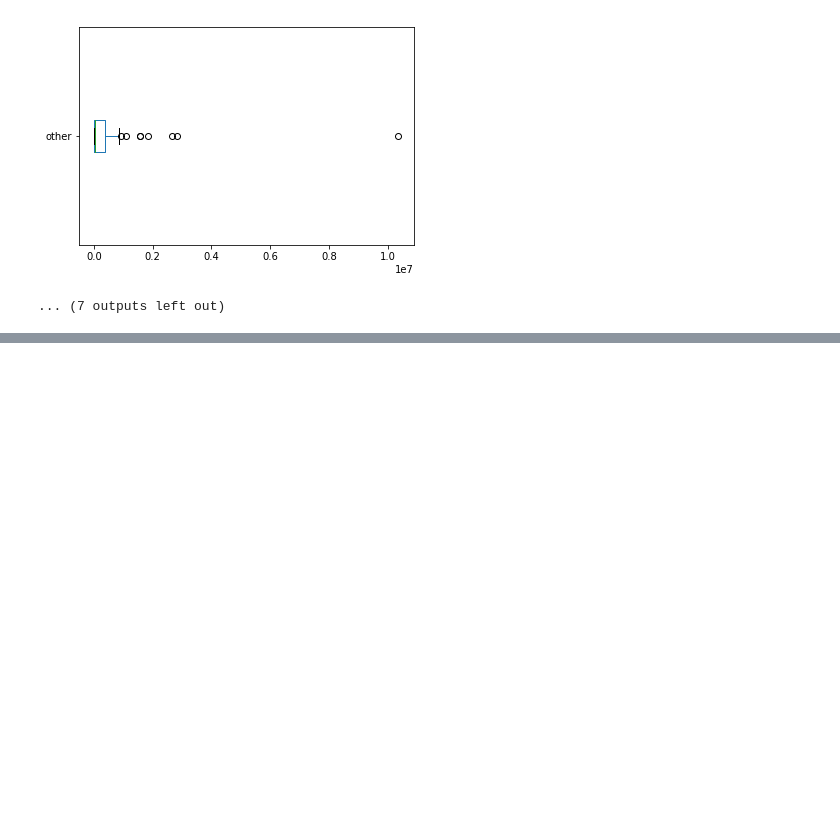
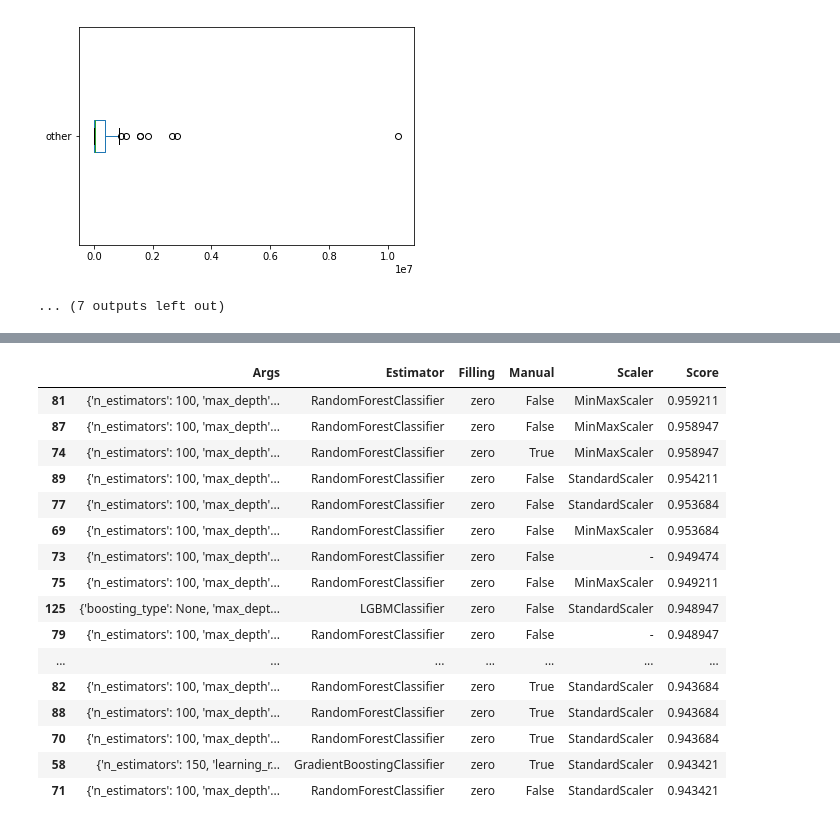
Before and after one commit to kvzl/ML100-Days, a Jupyter notebook: midterm/Day_049_Midterm.ipynb, the cells around one changed output, grey strips where cells are left out. Cells and saved outputs as stored; diff of their text form; code cells hidden in the pictures; blank space fills up the shorter version.

```diff
--- a/midterm/Day_049_Midterm.ipynb
+++ b/midterm/Day_049_Midterm.ipynb
@@ -450,0 +350,20 @@ model = train(X_train, Y_train)
+# %%
+find_best_args(X_train, Y_train).show().head(20)
+# %% [output]
+|  | Args | Estimator | Filling | Manual | Scaler | Score |
+| 81 | {'n_estimators': 100, 'max_depth'... | RandomForestClassifier | zero | False | MinMaxScaler | 0.959211 |
+| 87 | {'n_estimators': 100, 'max_depth'... | RandomForestClassifier | zero | False | MinMaxScaler | 0.958947 |
+| 74 | {'n_estimators': 100, 'max_depth'... | RandomForestClassifier | zero | True | MinMaxScaler | 0.958947 |
+| 89 | {'n_estimators': 100, 'max_depth'... | RandomForestClassifier | zero | False | StandardScaler | 0.954211 |
+| 77 | {'n_estimators': 100, 'max_depth'... | RandomForestClassifier | zero | False | StandardScaler | 0.953684 |
+| 69 | {'n_estimators': 100, 'max_depth'... | RandomForestClassifier | zero | False | MinMaxScaler | 0.953684 |
+| 73 | {'n_estimators': 100, 'max_depth'... | RandomForestClassifier | zero | False | - | 0.949474 |
+| 75 | {'n_estimators': 100, 'max_depth'... | RandomForestClassifier | zero | False | MinMaxScaler | 0.949211 |
+| 125 | {'boosting_type': None, 'max_dept... | LGBMClassifier | zero | False | StandardScaler | 0.948947 |
+| 79 | {'n_estimators': 100, 'max_depth'... | RandomForestClassifier | zero | False | - | 0.948947 |
+| ... | ... | ... | ... | ... | ... | ... |
+| 82 | {'n_estimators': 100, 'max_depth'... | RandomForestClassifier | zero | True | StandardScaler | 0.943684 |
+| 88 | {'n_estimators': 100, 'max_depth'... | RandomForestClassifier | zero | True | StandardScaler | 0.943684 |
+| 70 | {'n_estimators': 100, 'max_depth'... | RandomForestClassifier | zero | True | StandardScaler | 0.943684 |
+| 58 | {'n_estimators': 150, 'learning_r... | GradientBoostingClassifier | zero | True | StandardScaler | 0.943421 |
+| 71 | {'n_estimators': 100, 'max_depth'... | RandomForestClassifier | zero | False | StandardScaler | 0.943421 |
```
Also changed, not shown: parts of 9 cells of this notebook, 1 other file.
